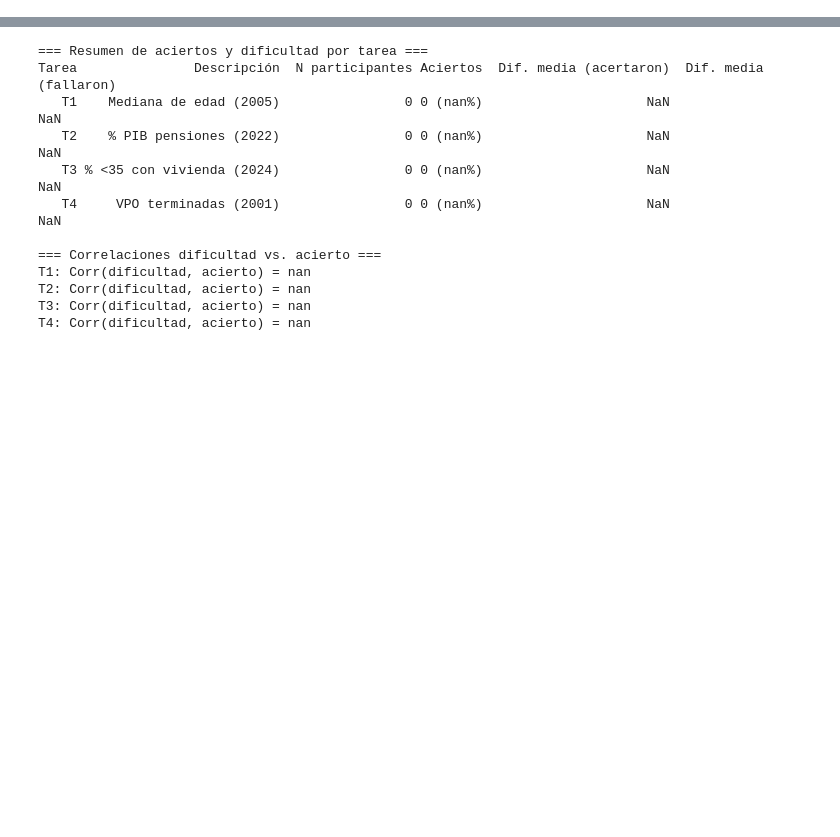
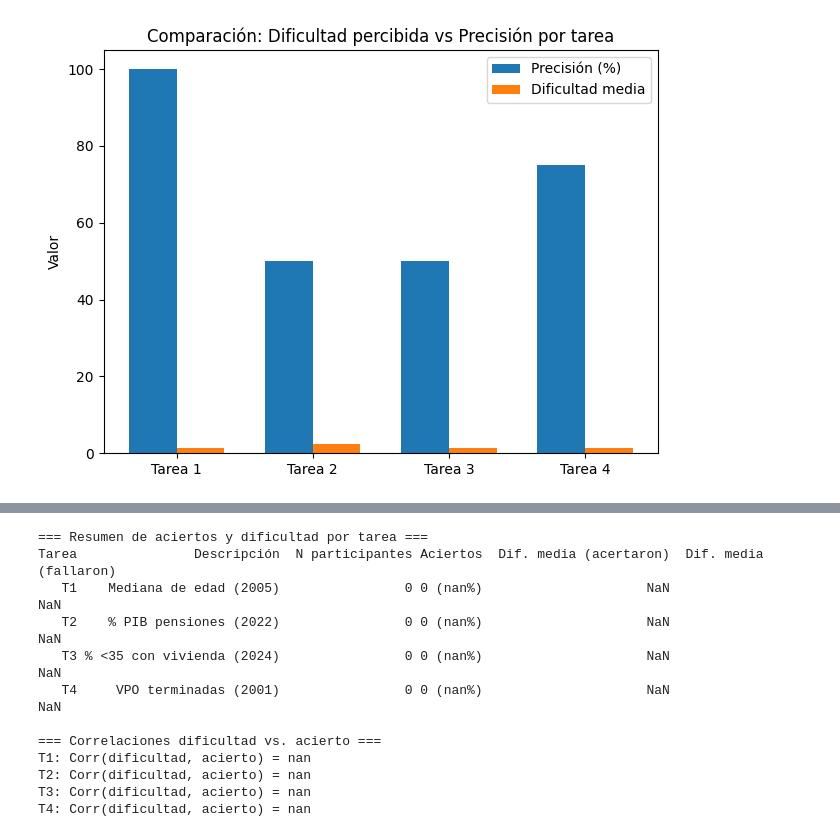
Before and after one commit to Jalope/TFM_Repo, a Jupyter notebook: Análisis/analisis.ipynb, the cells around one changed output, grey strips where cells are left out. Cells and saved outputs as stored; diff of their text form; code cells hidden in the pictures; blank space fills up the shorter version.

```diff
--- a/Análisis/analisis.ipynb
+++ b/Análisis/analisis.ipynb
@@ -12,3 +118,63 @@ df_respuestas.head()
+# %%
+import matplotlib.pyplot as plt
+
+# Asume que df_respuestas ya está definido y que:
+# – fila 0: respuestas “verdaderas”
+# – de la fila 1 en adelante: participantes
+
+def parse_percent(x):
+    """Convierte '14,7%' o '14.7%' → 0.147, o str numérico → float."""
+    s = str(x).strip().replace(',', '.')
+    try:
+        return float(s.rstrip('%'))/100 if '%' in s else float(s)
+    except ValueError:
+        return pd.NA
+
+# 1) Extrae respuestas correctas de la primera fila
+true = df_respuestas.iloc[0]
+true_ans = {
+    1: true['R_1'],
+    2: parse_percent(true['R_2']),
+    3: parse_percent(true['R_3']),
+    4: true['R_4']
+}
+
+# 2) DataFrame de participantes
+df = df_respuestas.iloc[1:].copy().reset_index(drop=True)
+df['R_2_num'] = df['R_2'].apply(parse_percent)
+df['R_3_num'] = df['R_3'].apply(parse_percent)
+
+# 3) Calcula precisión (%) y dificultad media
+tasks = [1, 2, 3, 4]
+accuracy = []
+difficulty = []
+
+for i in tasks:
+    if i in [1, 4]:
+        correct = df[f'R_{i}'] == true_ans[i]
+    else:
+        correct = df[f'R_{i}_num'] == true_ans[i]
+    accuracy.append(correct.mean() * 100)
+    difficulty.append(df[f'D_{i}'].mean())
+
+# 4) Dibuja la gráfica comparativa
+x = range(len(tasks))
+width = 0.35
+
+fig, ax = plt.subplots()
+ax.bar([xi - width/2 for xi in x], accuracy, width, label='Precisión (%)')
+ax.bar([xi + width/2 for xi in x], difficulty, width, label='Dificultad media')
+ax.set_xticks(x)
+ax.set_xticklabels([f'Tarea {i}' for i in tasks])
+ax.set_ylabel('Valor')
+ax.set_title('Comparación: Dificultad percibida vs Precisión por tarea')
+ax.legend()
+plt.tight_layout()
+# Guarda la figura en disco antes de mostrarla
+fig.savefig('dificultad_vs_precision.png', dpi=300, bbox_inches='tight')
+plt.show()
+# %% [output]
+[figure, added]
 # %%
 # 2. Limpiar nombres de columnas
 df = df_respuestas.copy()
```
Also changed, not shown: parts of 5 cells of this notebook, 6 other files.
